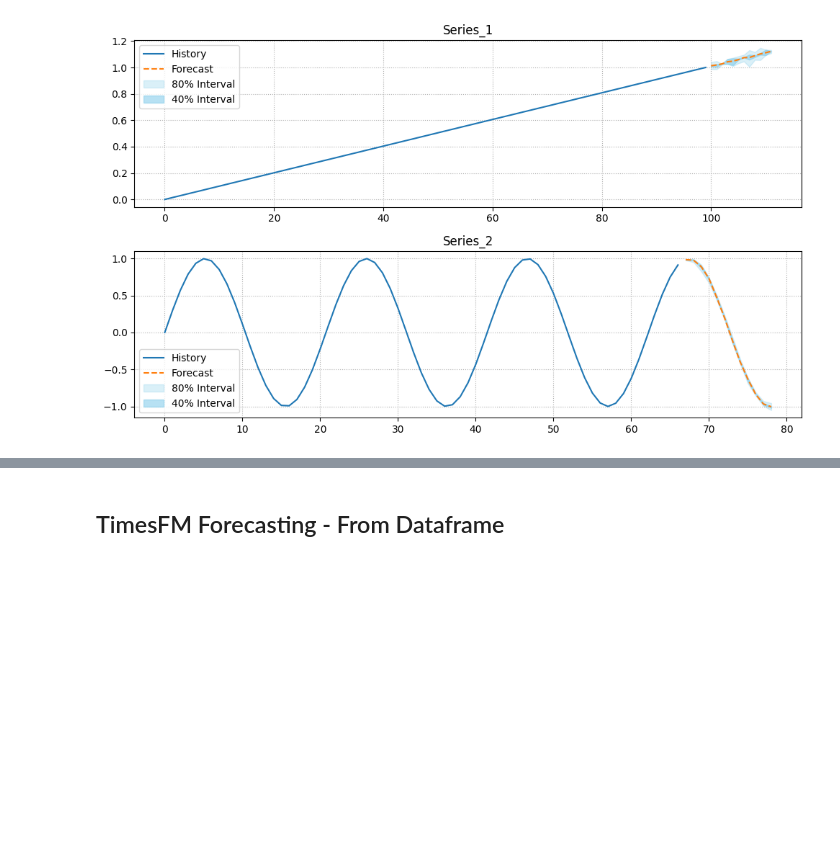
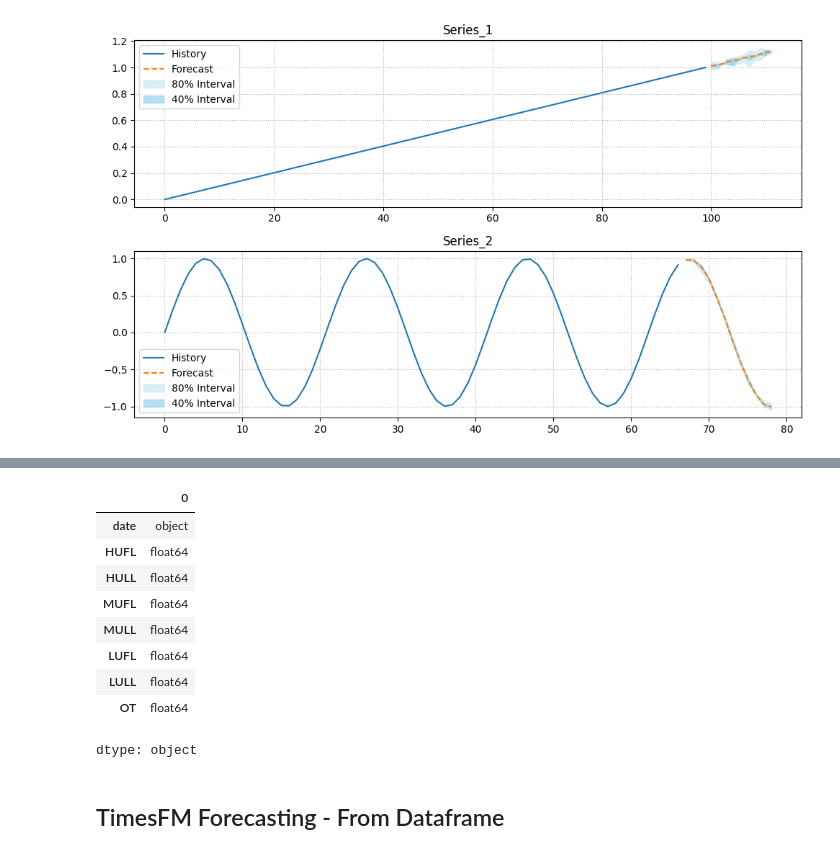
Before and after one commit to nds-najam/AutoGluon_LTSM_Models_Forecast, a Jupyter notebook: TimesFM_2_5_LTSM_ETTh1.ipynb, the cells around one changed output, grey strips where cells are left out. Cells and saved outputs as stored; diff of their text form; code cells hidden in the pictures; blank space fills up the shorter version.

```diff
--- a/TimesFM_2_5_LTSM_ETTh1.ipynb
+++ b/TimesFM_2_5_LTSM_ETTh1.ipynb
@@ -433,2 +413,13 @@ ds.head()
 # %%
-ds.dtypes
+df.dtypes
+# %% [output]
+|  | 0 |
+| date | object |
+| HUFL | float64 |
+| HULL | float64 |
+| MUFL | float64 |
+| MULL | float64 |
+| LUFL | float64 |
+| LULL | float64 |
+| OT | float64 |
+dtype: object
```
Also changed, not shown: parts of 53 cells of this notebook.
